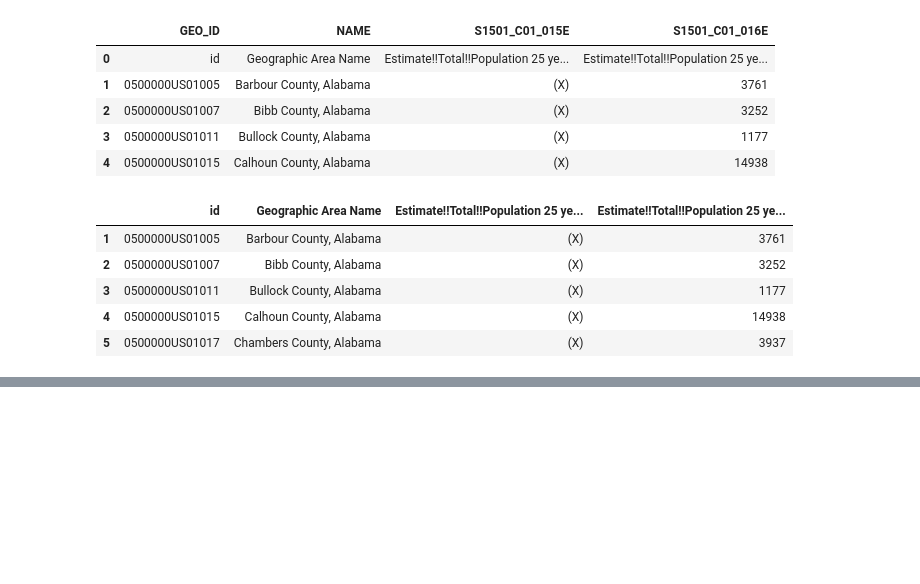
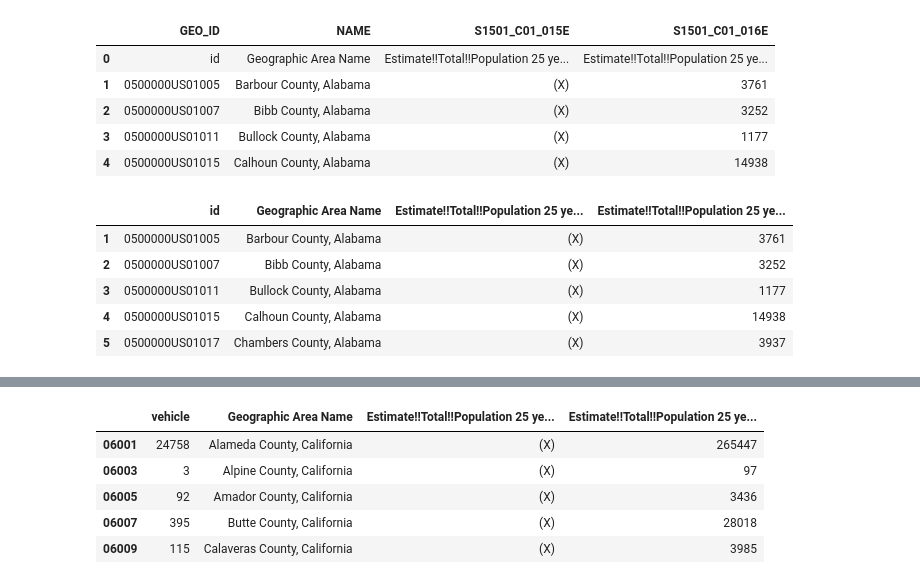
Before and after one commit to samaygarg/evprediction, a Jupyter notebook: proposal_vis.ipynb, the cells around one changed output, grey strips where cells are left out. Cells and saved outputs as stored; diff of their text form; code cells hidden in the pictures; blank space fills up the shorter version.

```diff
--- a/proposal_vis.ipynb
+++ b/proposal_vis.ipynb
@@ -178,0 +199,4 @@ data_small['id'] = data_small.
+# %%
+ed_clean.head()
+ed_clean = ed_clean.set_index('id')
+ed_clean.head()
@@ -178,0 +221,3 @@ data_small['id'] = data_small.
+# %%
+vehicles = vehicles_clean.loc[2017]
+vehicles.drop('Unknown', inplace=True)
@@ -178,0 +234,11 @@ data_small['id'] = data_small.
+# %%
+merged = vehicles.join(ed_clean, how='inner')
+# %%
+merged.head()
+# %% [output]
+|  | vehicle | Geographic Area Name | Estimate!!Total!!Population 25 ye... | Estimate!!Total!!Population 25 ye... |
+| 06001 | 24758 | Alameda County, California | (X) | 265447 |
+| 06003 | 3 | Alpine County, California | (X) | 97 |
+| 06005 | 92 | Amador County, California | (X) | 3436 |
+| 06007 | 395 | Butte County, California | (X) | 28018 |
+| 06009 | 115 | Calaveras County, California | (X) | 3985 |
```
Also changed, not shown: parts of 14 cells of this notebook, 1 other file.
